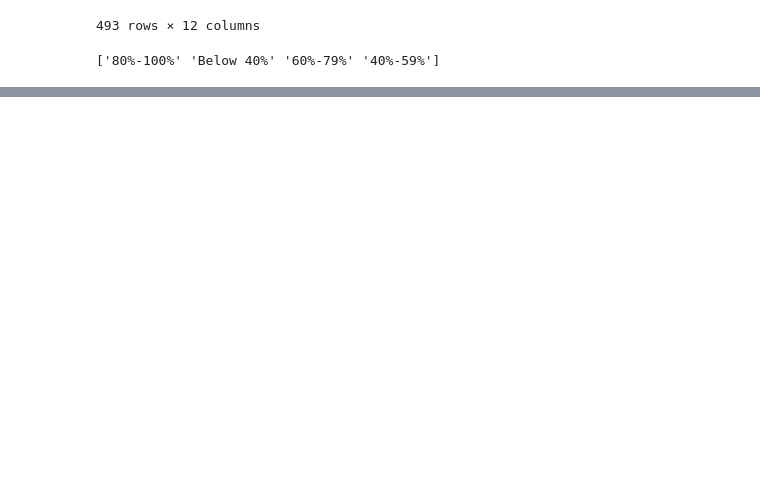
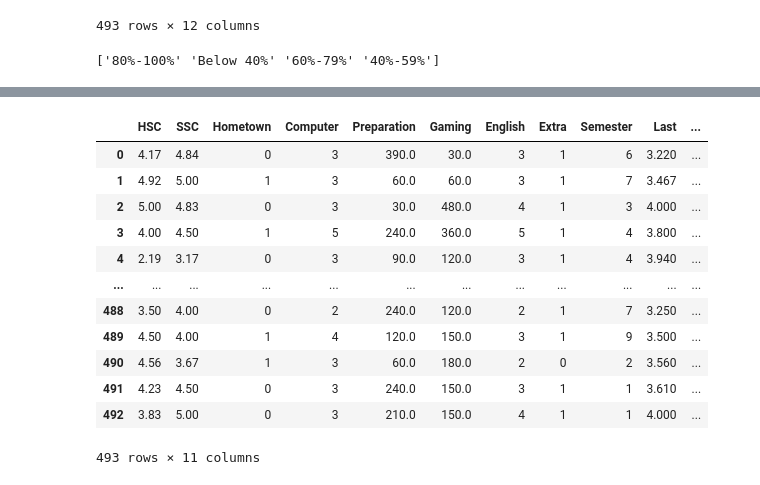
Before and after one commit to yacinemebarki/carrer_path, a Jupyter notebook: models.ipynb, the cells around one changed output, grey strips where cells are left out. Saved outputs shown, nothing was run; the diff lists cells and outputs as text; code cells hidden in the pictures; blank space fills up the shorter version.

Commit message:
Update model.ipynb

```diff
--- a/models.ipynb
+++ b/models.ipynb
@@ -165,0 +484,24 @@ student
+# %%
+from sklearn.linear_model import LinearRegression
+from sklearn.preprocessing import StandardScaler
+model=Pipeline([
+    ("scaler",StandardScaler()),
+    ("regressor",LinearRegression())
+])
+x=student.drop(["Attendance"],axis=1)
+y=student["Attendance"]
+x
+# %% [output]
+|  | HSC | SSC | Hometown | Computer | Preparation | Gaming | English | Extra | Semester | Last | ... |
+| 0 | 4.17 | 4.84 | 0 | 3 | 390.0 | 30.0 | 3 | 1 | 6 | 3.220 | ... |
+| 1 | 4.92 | 5.00 | 1 | 3 | 60.0 | 60.0 | 3 | 1 | 7 | 3.467 | ... |
+| 2 | 5.00 | 4.83 | 0 | 3 | 30.0 | 480.0 | 4 | 1 | 3 | 4.000 | ... |
+| 3 | 4.00 | 4.50 | 1 | 5 | 240.0 | 360.0 | 5 | 1 | 4 | 3.800 | ... |
+| 4 | 2.19 | 3.17 | 0 | 3 | 90.0 | 120.0 | 3 | 1 | 4 | 3.940 | ... |
+| ... | ... | ... | ... | ... | ... | ... | ... | ... | ... | ... | ... |
+| 488 | 3.50 | 4.00 | 0 | 2 | 240.0 | 120.0 | 2 | 1 | 7 | 3.250 | ... |
+| 489 | 4.50 | 4.00 | 1 | 4 | 120.0 | 150.0 | 3 | 1 | 9 | 3.500 | ... |
+| 490 | 4.56 | 3.67 | 1 | 3 | 60.0 | 180.0 | 2 | 0 | 2 | 3.560 | ... |
+| 491 | 4.23 | 4.50 | 0 | 3 | 240.0 | 150.0 | 3 | 1 | 1 | 3.610 | ... |
+| 492 | 3.83 | 5.00 | 0 | 3 | 210.0 | 150.0 | 4 | 1 | 1 | 4.000 | ... |
+493 rows × 11 columns
```
Also changed, not shown: parts of 32 cells of this notebook.
